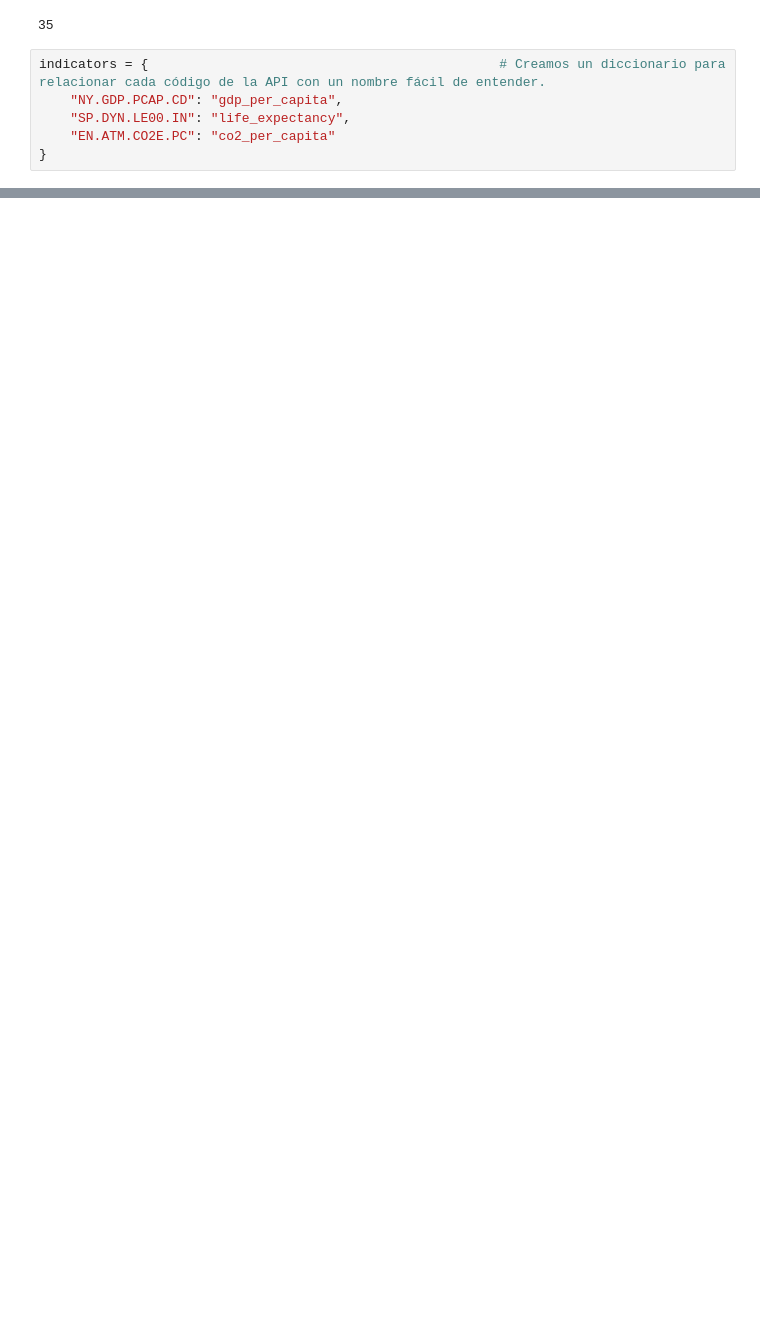
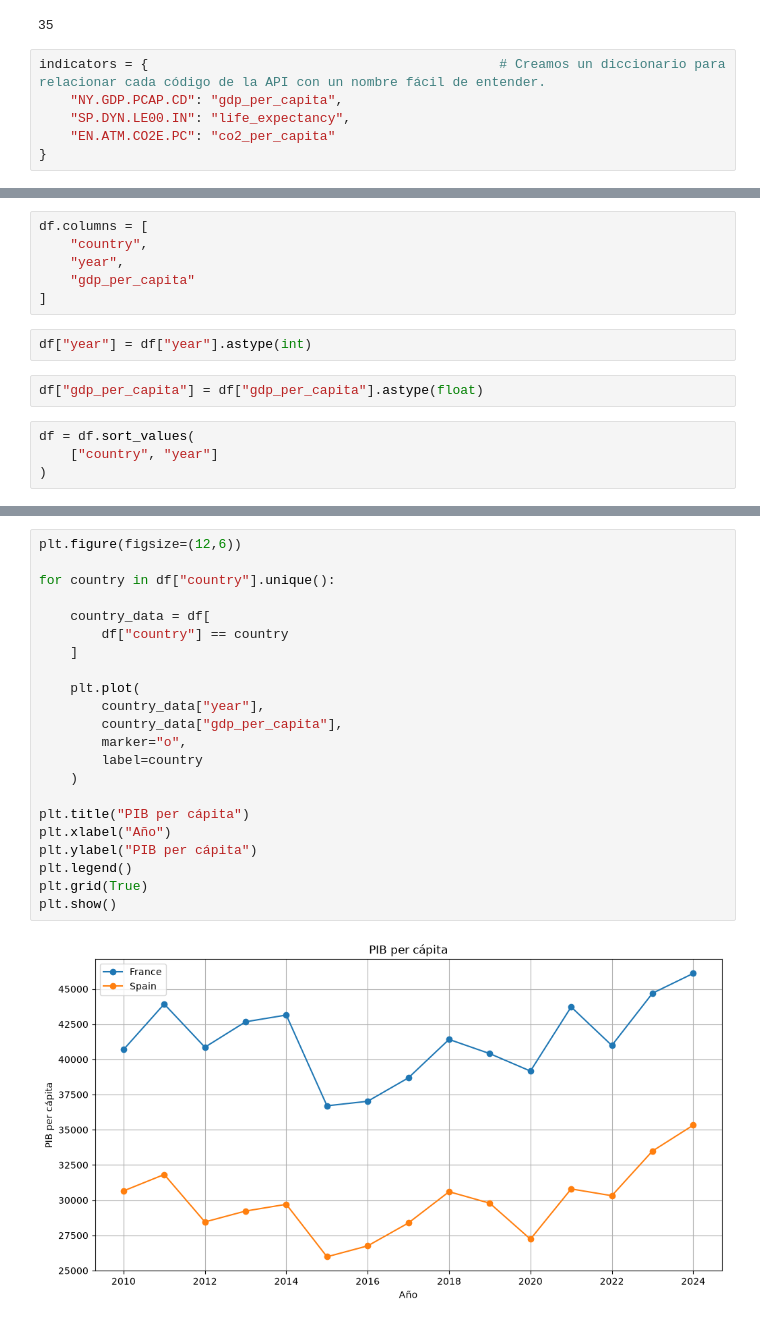
Before and after one commit to sergiocaceresbas/interacting-with-api-python-project-tutorial, a Jupyter notebook: src/explore.ipynb, the cells around one changed output, grey strips where cells are left out. Saved outputs shown, nothing was run; the diff lists cells and outputs as text; blank space fills up the shorter version.

```diff
--- a/src/explore.ipynb
+++ b/src/explore.ipynb
@@ -182,0 +254,14 @@ indicators = {                                             # Creamos un dicciona
+# %%
+df.columns = [
+    "country",
+    "year",
+    "gdp_per_capita"
+]
+# %%
+df["year"] = df["year"].astype(int)
+# %%
+df["gdp_per_capita"] = df["gdp_per_capita"].astype(float)
+# %%
+df = df.sort_values(
+    ["country", "year"]
+)
@@ -182,0 +277,24 @@ indicators = {                                             # Creamos un dicciona
+# %%
+plt.figure(figsize=(12,6))
+
+for country in df["country"].unique():
+
+    country_data = df[
+        df["country"] == country
+    ]
+
+    plt.plot(
+        country_data["year"],
+        country_data["gdp_per_capita"],
+        marker="o",
+        label=country
+    )
+
+plt.title("PIB per cápita")
+plt.xlabel("Año")
+plt.ylabel("PIB per cápita")
+plt.legend()
+plt.grid(True)
+plt.show()
+# %% [output]
+[figure, added]
```
Also changed, not shown: parts of 14 cells of this notebook.
